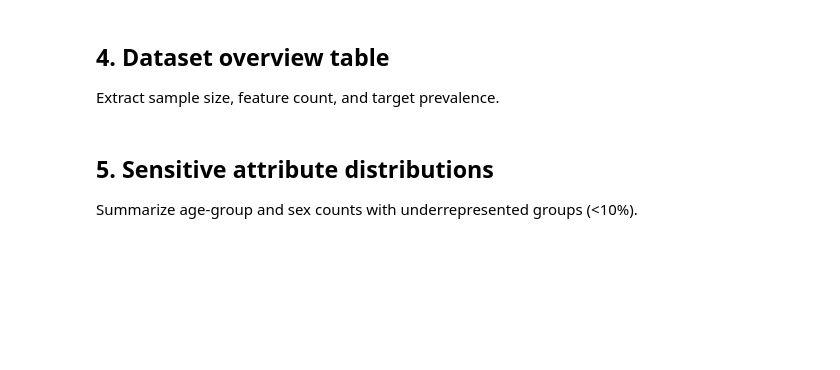
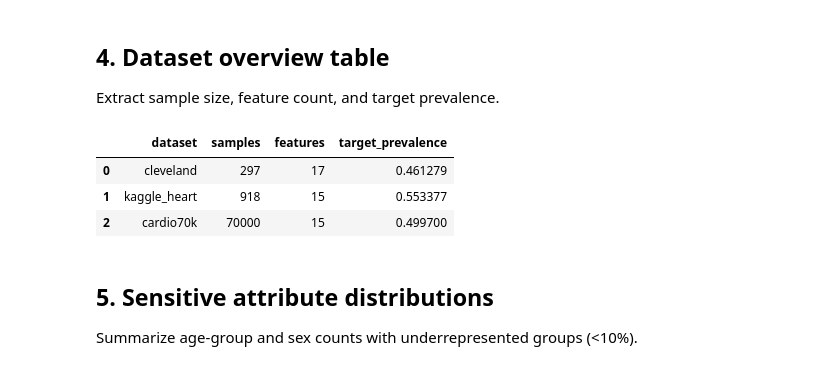
Before and after one commit to UA-Dissertation-Project-107449/FairXAI, a Jupyter notebook: notebooks/cardiac_profilling.ipynb, the cells around one changed output. Saved outputs shown, nothing was run; the diff lists cells and outputs as text; code cells hidden in the pictures; blank space fills up the shorter version.

```diff
--- a/notebooks/cardiac_profilling.ipynb
+++ b/notebooks/cardiac_profilling.ipynb
@@ -86,42 +92,13 @@ if missing:
 ## 4. Dataset overview table
 Extract sample size, feature count, and target prevalence.
 # %%
-def pick_first(d: dict, keys: list[str], default=None):
-    for key in keys:
-        if key in d and d[key] is not None:
-            return d[key]
-    return default
-
-def compute_prevalence(target_dist: dict) -> float | None:
-    if not target_dist:
-        return None
-    if "positive_rate" in target_dist:
-        return float(target_dist["positive_rate"])
-    if "prevalence" in target_dist:
-        return float(target_dist["prevalence"])
-    pos = target_dist.get("positive") or target_dist.get("pos")
-    neg = target_dist.get("negative") or target_dist.get("neg")
-    if pos is not None and neg is not None and (pos + neg) > 0:
-        return float(pos) / float(pos + neg)
-    return None
-
-overview_rows = []
-for name in DATASETS:
-    profile = profiles.get(name, {})
-    basic = profile.get("basic_stats", {})
-    target_dist = profile.get("target_distribution", {})
-    samples = pick_first(basic, ["n_samples", "samples", "num_samples"])
-    features = pick_first(basic, ["n_features", "features", "num_features"])
-    prevalence = compute_prevalence(target_dist)
-    overview_rows.append({
-        "dataset": name,
-        "samples": samples,
-        "features": features,
-        "target_prevalence": prevalence,
-    })
-
-overview_df = pd.DataFrame(overview_rows)
+overview_df = dataset_overview_rows(profiles, DATASETS)
 overview_df
+# %% [output]
+|  | dataset | samples | features | target_prevalence |
+| 0 | cleveland | 297 | 17 | 0.461279 |
+| 1 | kaggle_heart | 918 | 15 | 0.553377 |
+| 2 | cardio70k | 70000 | 15 | 0.499700 |
 # %% [markdown]
 ## 5. Sensitive attribute distributions
 Summarize age-group and sex counts with underrepresented groups (<10%).
```
Also changed, not shown: parts of 24 cells of this notebook, 8 other files.
